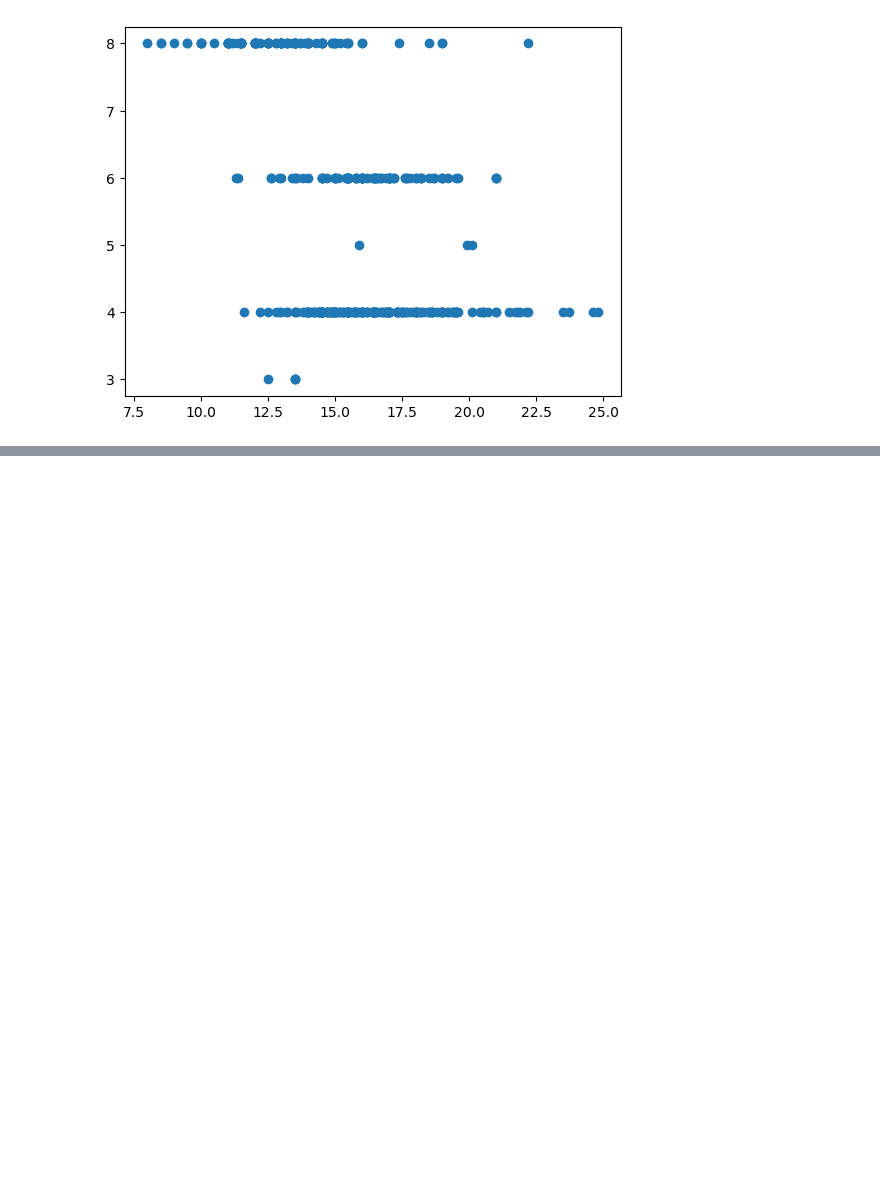
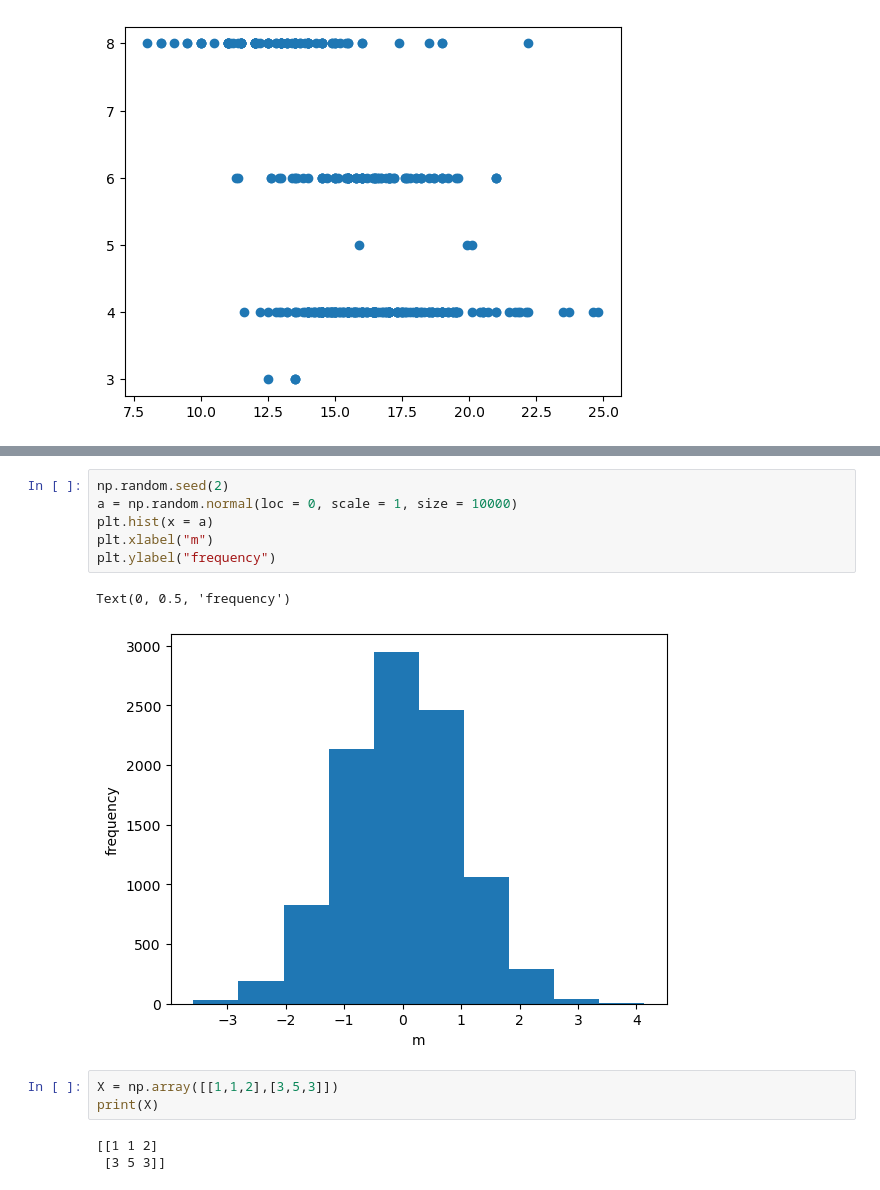
Before and after one commit to BaoTruong1/qtm151spring2024, a Jupyter notebook: Lecture 01/example.ipynb, the cells around one changed output, grey strips where cells are left out. Saved outputs shown, nothing was run; the diff lists cells and outputs as text; blank space fills up the shorter version.

```diff
--- a/Lecture 01/example.ipynb
+++ b/Lecture 01/example.ipynb
@@ -116,0 +160,15 @@ plt
+# %%
+np.random.seed(2)
+a = np.random.normal(loc = 0, scale = 1, size = 10000)
+plt.hist(x = a)
+plt.xlabel("m")
+plt.ylabel("frequency")
+# %% [output]
+Text(0, 0.5, 'frequency')
+[figure, added]
+# %%
+X = np.array([[1,1,2],[3,5,3]])
+print(X)
+# %% [output]
+[[1 1 2]
+ [3 5 3]]
```
Also changed, not shown: parts of 24 cells of this notebook, 3 other files.
